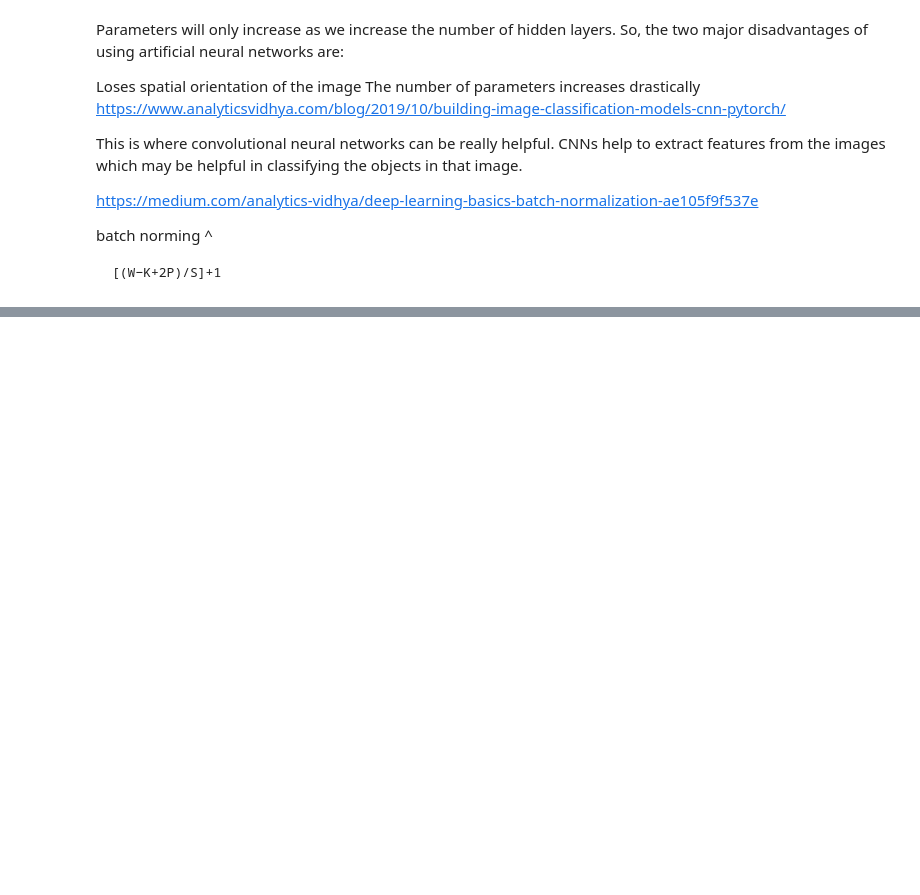
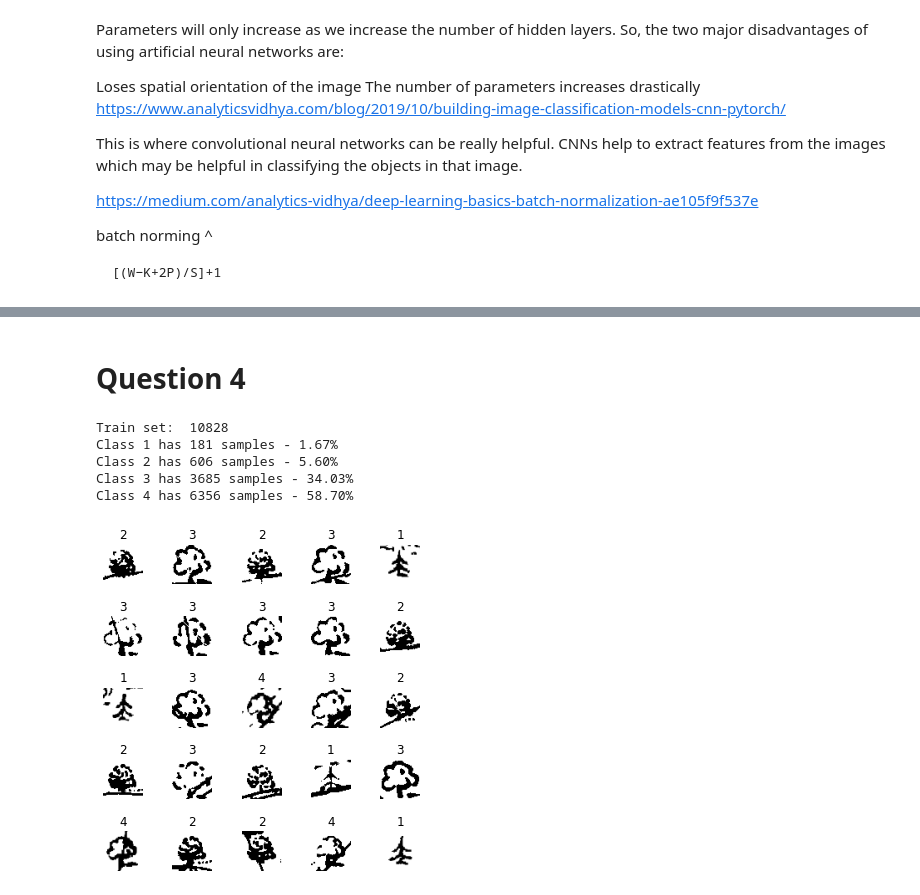
Before and after one commit to LucyIvatt/probabilistic-and-deep-learning, a Jupyter notebook: int3.ipynb, the cells around one changed output, grey strips where cells are left out. Drawn from its saved outputs; the diff is of its cells as text; code cells hidden in the pictures; blank space fills up the shorter version.

```diff
--- a/int3.ipynb
+++ b/int3.ipynb
@@ -755,0 +724,60 @@ SyntaxError: closing parenthesis ']' does not match opening parenthesis '(' (130
+# %% [markdown]
+# Question 4
+# %%
+import torch
+import torch.nn as nn
+import torch.optim as optim
+from torchvision import datasets
+import torchvision.transforms as transforms
+import numpy as np
+
+%matplotlib inline
+import matplotlib.pyplot as plt
+
+
+# Define some parameters
+batch_size = 100
+nz = 100 # Size of z latent vector (i.e. size of generator input)
+ngf = 64 # Size of feature maps in generator
+feature_maps = 64 # Size of feature maps in discriminator
+num_epochs = 5 # Number of training epochs
+lr = 0.0002 # Learning rate for optimizers
+beta1 = 0.5 # Beta1 hyperparam for Adam optimizers
+
+CGAN_data = datasets.ImageFolder(root='images', transform=transforms.Compose([transforms.Grayscale(num_output_channels=1),
+                                                                                transforms.ToTensor(),
+                                                                                transforms.Normalize(0.5,0.5)]))
+tree_indicies = [i for i in range(len(CGAN_data)) if CGAN_data.targets[i] != 0]
+
+CGAN_subset = Subset(data, tree_indicies)
+num_class_gan_train = Counter(CGAN_data.targets[i] for i in tree_indicies)
+print("Train set: ", sum(num_class_gan_train.values()))
+print_split_stats(num_class_gan_train)
+
+cgan_y_train = [CGAN_data.targets[i] for i in tree_indicies]
+cgan_class_sample_count = np.array([v for _, v in sorted(num_class_gan_train.items())])
+cgan_weight = 1. / cgan_class_sample_count
+cgan_samples_weight = np.array([cgan_weight[t-1] for t in cgan_y_train])
+cgan_samples_weight = torch.from_numpy(cgan_samples_weight)
+
+CGAN_sampler = WeightedRandomSampler(cgan_samples_weight.type('torch.DoubleTensor'), len(cgan_samples_weight))
+CGAN_dataloader = DataLoader(CGAN_subset, batch_size=batch_size, sampler=CGAN_sampler)
+
+images, labels = next(iter(CGAN_dataloader))
+
+figure = plt.figure(figsize=(6, 6))
+plt.subplots_adjust(left=None, bottom=None, right=None, top=None, wspace=0.2, hspace=0.8)
+cols, rows = 5, 5
+for i in range(cols * rows):
+    figure.add_subplot(rows, cols, i+1)
+    plt.title(labels[i].item())
+    plt.axis("off")
+    plt.imshow(images[i,:].squeeze(), cmap="gray")
+plt.show()
+# %% [output]
+Train set:  10828
+Class 1 has 181 samples - 1.67%
+Class 2 has 606 samples - 5.60%
+Class 3 has 3685 samples - 34.03%
+Class 4 has 6356 samples - 58.70%
+[figure, added]
```
Also changed, not shown: parts of 6 cells of this notebook.
